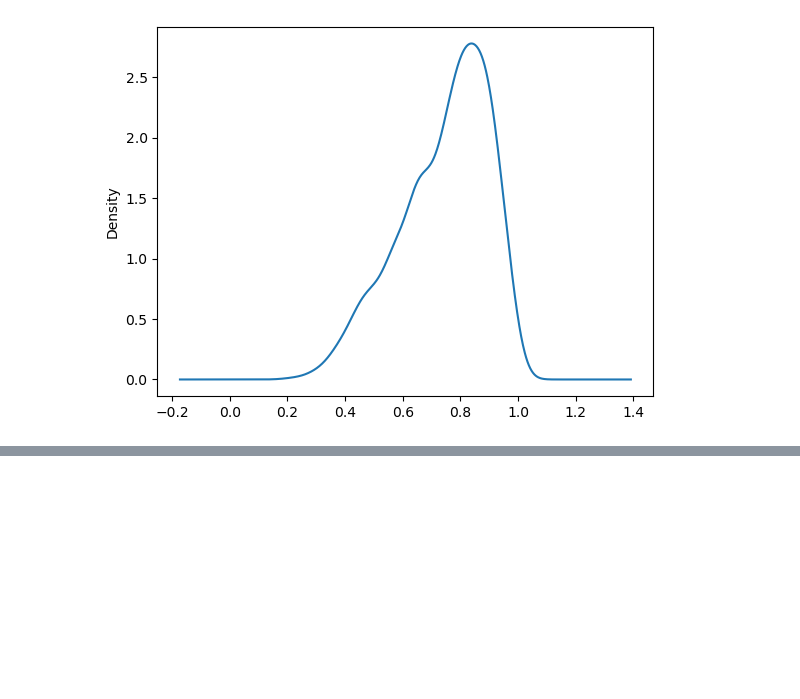
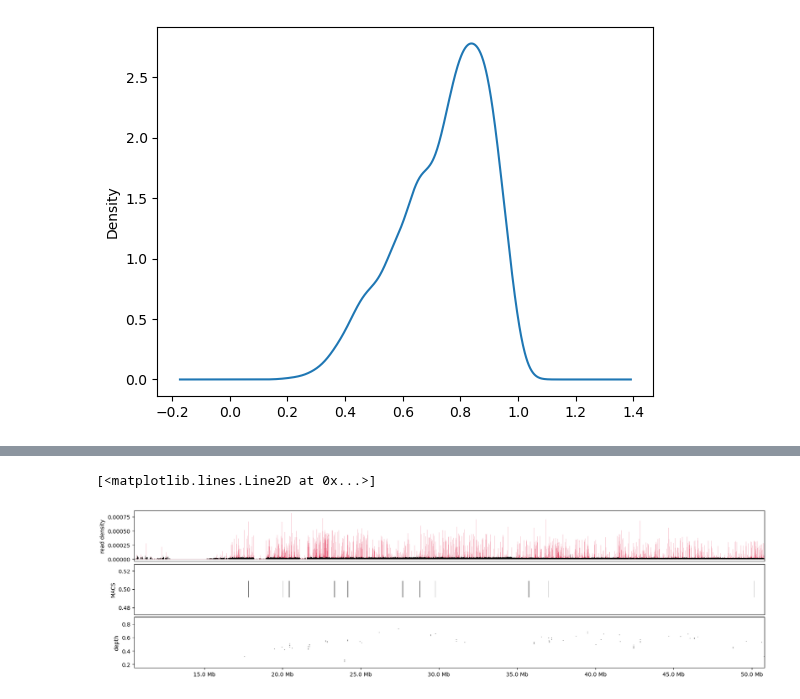
Before and after one commit to princeps091-binf/TFHclust, a Jupyter notebook: scripts/integrate_replicates.ipynb, the cells around one changed output, grey strips where cells are left out. Saved outputs shown, nothing was run; the diff lists cells and outputs as text; code cells hidden in the pictures; blank space fills up the shorter version.

```diff
--- a/scripts/integrate_replicates.ipynb
+++ b/scripts/integrate_replicates.ipynb
@@ -374,0 +375,66 @@ merged_hic_clustering.inter_rep_match_tbl.plot.scatter(x='zscore_rep1',y='zscore
+# %%
+smooth_window = 150
+rep1_obs_rcount_bdg = pd.concat([pd.DataFrame({'DNA_pos':rep1_df.start.to_numpy() }).assign(score = 1),
+                             pd.DataFrame({'DNA_pos':rep1_df.start.to_numpy() + smooth_window}).assign(score = -1)
+                            ]).sort_values('DNA_pos').assign(csum = lambda df_: df_.score.cumsum()).groupby('DNA_pos').agg(rcount = ('csum','max')).reset_index()
+rep2_obs_rcount_bdg = pd.concat([pd.DataFrame({'DNA_pos':rep2_df.start.to_numpy() }).assign(score = 1),
+                             pd.DataFrame({'DNA_pos':rep2_df.start.to_numpy() + smooth_window}).assign(score = -1)
+                            ]).sort_values('DNA_pos').assign(csum = lambda df_: df_.score.cumsum()).groupby('DNA_pos').agg(rcount = ('csum','max')).reset_index()
+
+bg_rcount_bdg = pd.concat([pd.DataFrame({'DNA_pos':bg_df.start.to_numpy() }).assign(score = 1),
+                             pd.DataFrame({'DNA_pos':bg_df.start.to_numpy() + smooth_window}).assign(score = -1)
+                            ]).sort_values('DNA_pos').assign(csum = lambda df_: df_.score.cumsum()).groupby('DNA_pos').agg(rcount = ('csum','max')).reset_index()
+# %%
+rep1_obs_rcount_bdg = rep1_obs_rcount_bdg.assign(rd = lambda df_: df_.rcount/rep1_df.shape[0])
+rep2_obs_rcount_bdg = rep2_obs_rcount_bdg.assign(rd = lambda df_: df_.rcount/rep2_df.shape[0])
+bg_rcount_bdg =bg_rcount_bdg.assign(rd = lambda df_: df_.rcount/bg_df.shape[0])
+# %%
+candidate_clusters_df = merged_hic_clustering.inter_rep_match_tbl.assign(lvl = lambda df_: (df_.norm_lvl_rep1 + df_.norm_lvl_rep2)/2)
+# %%
+fig = plt.figure(figsize=(20,5))
+gs = fig.add_gridspec(3, 1, height_ratios=(1, 1, 1),
+                      left=0.1, right=0.9, bottom=0.1, top=0.9,
+                      wspace=0.05, hspace=0.05)
+plot_window_min = rep1_obs_rcount_bdg.DNA_pos.min()
+plot_window_max = rep1_obs_rcount_bdg.DNA_pos.max()
+
+# plot_window_min = 35_000_000
+# plot_window_max = 45_000_000
+
+ax_dens = fig.add_subplot(gs[0, 0],xlim = (plot_window_min,plot_window_max) )
+ax_dens.xaxis.set_visible(False)
+# ax_dens.set_yscale('log')
+ax_dens.set_ylabel('read density')
+
+ax_agg = fig.add_subplot(gs[1, 0],sharex=ax_dens)
+ax_agg.xaxis.set_major_formatter(lambda x,pos: (str(np.round(x/1e6,decimals=2)) + " Mb"))
+ax_agg.xaxis.set_visible(False)
+ax_agg.set_ylabel('MACS')
+
+ax_cl = fig.add_subplot(gs[2, 0],sharex=ax_dens)
+ax_cl.xaxis.set_major_formatter(lambda x,pos: (str(np.round(x/1e6,decimals=2)) + " Mb"))
+ax_cl.xaxis.set_visible(True)
+ax_cl.set_ylabel('depth')
+
+for bin_idx in range(candidate_clusters_df.shape[0]):
+    tmp_cl =  candidate_clusters_df.iloc[bin_idx,:]
+    tmp_start = tmp_cl.start
+    tmp_end = tmp_cl.end
+    tmp_h = tmp_cl.lvl
+    ax_cl.hlines(y=tmp_h,xmin=tmp_start,xmax=tmp_end,color='black',linewidth=1)
+
+tmp_peak_df = bf.merge(peak_df.query('chrom == "chr22"'))
+for bin_idx in range(tmp_peak_df.shape[0]):
+    tmp_cl =  tmp_peak_df.iloc[bin_idx,:]
+    tmp_start = tmp_cl.start
+    tmp_end = tmp_cl.end
+    # tmp_h = tmp_cl.n_intervals
+    if bin_idx %2 == 0:
+        ax_agg.hlines(y=0.5,xmin=tmp_start,xmax=tmp_end,color='black',linewidth=30)
+    else:
+        ax_agg.hlines(y=0.5,xmin=tmp_start,xmax=tmp_end,color='silver',linewidth=30)
+ax_dens.step(x=rep2_obs_rcount_bdg.DNA_pos.to_numpy(),y=rep2_obs_rcount_bdg.rd.to_numpy(),where='post',linewidth=0.1,alpha=1,c='crimson')
+ax_dens.step(x=bg_rcount_bdg.DNA_pos.to_numpy(),y=bg_rcount_bdg.rd.to_numpy(),where='post',linewidth=0.1,alpha=1,c='black')
+# %% [output]
+[<matplotlib.lines.Line2D at 0x...>]
+[figure, added]
```
Also changed, not shown: parts of 5 cells of this notebook.
